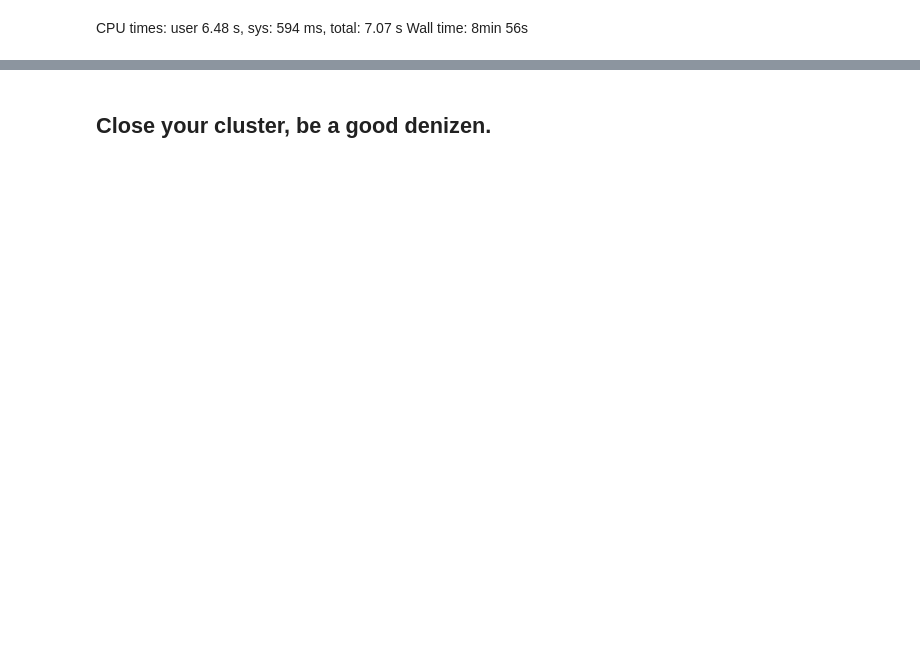
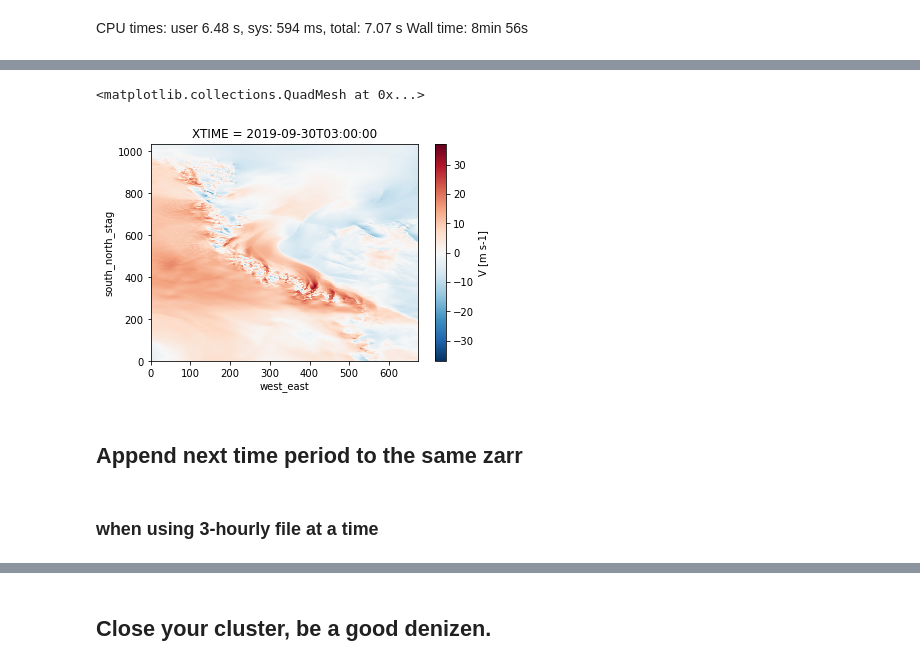
Before and after one commit to ldeo-glaciology/pangeo-AMPS, a Jupyter notebook: test_AMPS_tozarr.ipynb, the cells around one changed output, grey strips where cells are left out. Saved outputs shown, nothing was run; the diff lists cells and outputs as text; code cells hidden in the pictures; blank space fills up the shorter version.

```diff
--- a/test_AMPS_tozarr.ipynb
+++ b/test_AMPS_tozarr.ipynb
@@ -431,0 +447,9 @@ Wall time: 8min 56s
+# %%
+AMPS_gcs.V.isel(bottom_top=slice(0,1,1)).plot() #x='west_east',y='south_north',col='Time',col_wrap=2,size = 5)
+# %% [output]
+<matplotlib.collections.QuadMesh at 0x...>
+[figure, added]
+# %% [markdown]
+## Append next time period to the same zarr
+# %% [markdown]
+### when using 3-hourly file at a time
```
Also changed, not shown: parts of 43 cells of this notebook, 3 other files.
